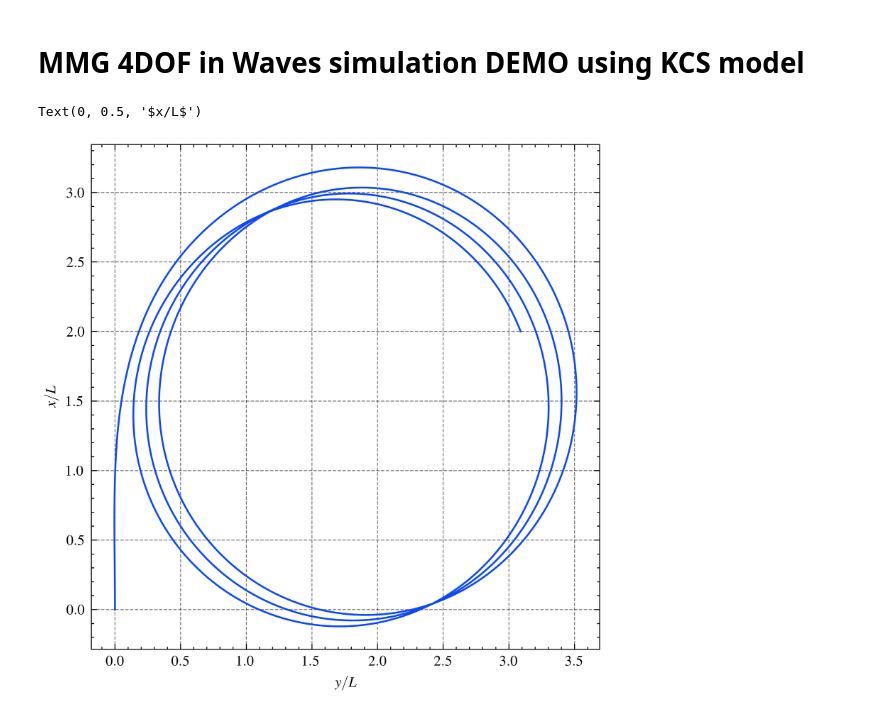
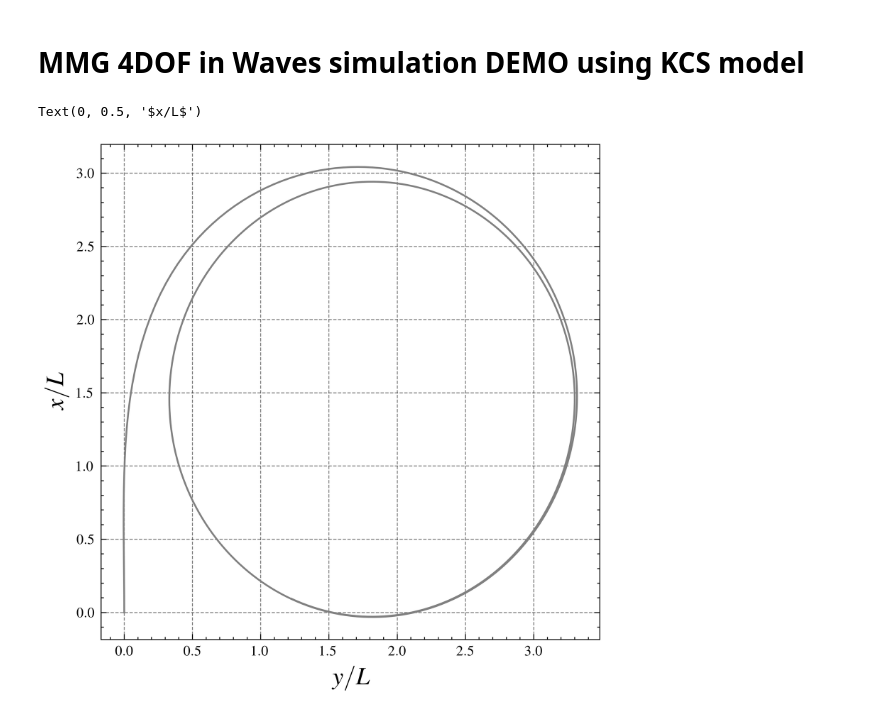
Before and after one commit to Haruki-Yama/shipmmg_4dof_in_waves, a Jupyter notebook: shipmmg_4dof_in_waves_example.ipynb, the cells around one changed output. Cells and saved outputs as stored; diff of their text form; code cells hidden in the pictures.

```diff
--- a/shipmmg_4dof_in_waves_example.ipynb
+++ b/shipmmg_4dof_in_waves_example.ipynb
@@ -167,12 +169,12 @@ maneuvering_params = Mmg4DofInWavesManeuveringParams(
     N_rφφ_dash=N_rφφ_dash,
 )
 # %%
-duration = 200  # [s]
-# steering_rate = 1.76 * 4  # [°/s]
+duration = 150 # [s]
 max_δ_rad = 35 * np.pi / 180.0  # [rad]
 n_const = 13.2  # [rps]
+sampling_late = 4
 
-sampling = duration * 10
+sampling = duration * sampling_late
 time_list = np.linspace(0.00, duration, sampling)
 δ_rad_list = [0] * sampling
 for i in range(sampling):
@@ -198,13 +200,13 @@ u,v,r,p,x,y,psi,phi = result[0],result[1],result[2],result[3],result[4],result[5
 # %%
 fig = plt.figure(figsize=(5, 5))
 x_by_Lpp = x / L_pp
 y_by_Lpp = y / L_pp
-plt.plot(y_by_Lpp, x_by_Lpp)
-plt.xlabel("$y/L$")
-plt.ylabel("$x/L$")
+plt.plot(y_by_Lpp[:100*sampling_late], x_by_Lpp[:100*sampling_late], c='gray')
+plt.xlabel("$y/L$", fontsize=14)
+plt.ylabel("$x/L$", fontsize=14)
 # %% [output]
 Text(0, 0.5, '$x/L$')
-[figure, old version]
+[figure, new version]
 # %%
 fig, axs = plt.subplots(2, 2, figsize=(15, 10))
 
```
Also changed, not shown: parts of 5 cells of this notebook, 4 other files.
